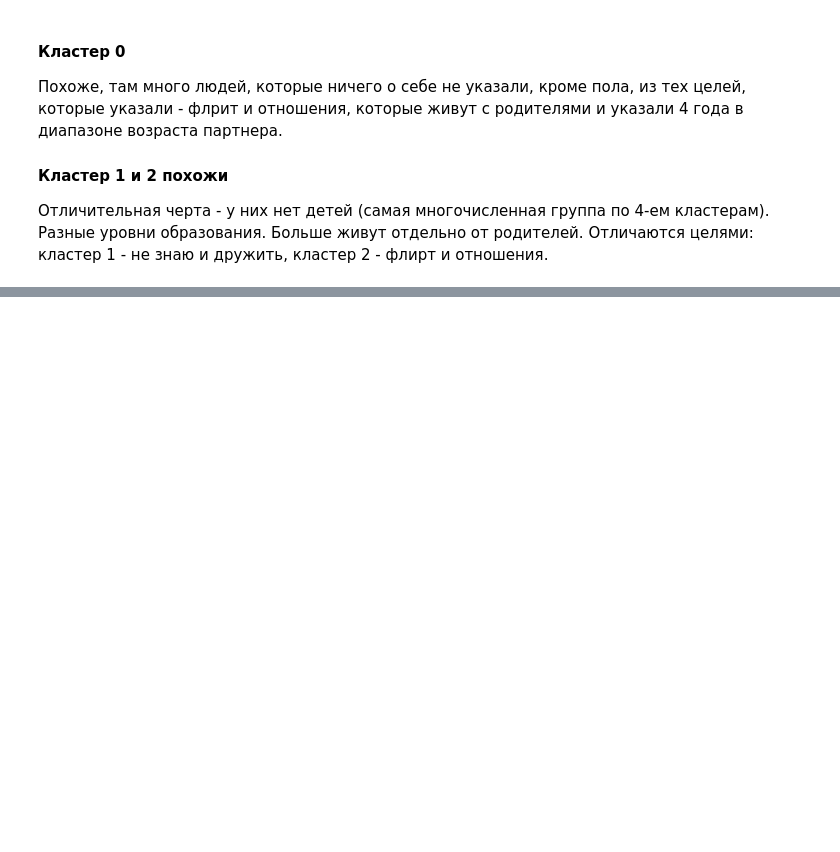
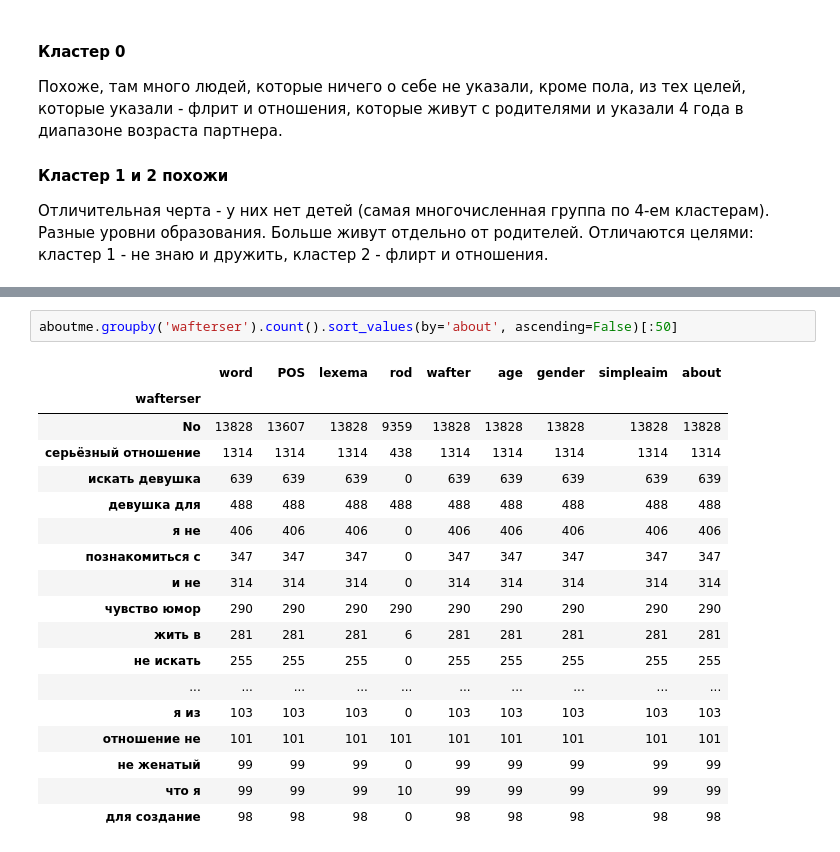
Before and after one commit to Natalia-Blinnikova/analysis_of_240K_profiles_in_mamba, a Jupyter notebook: mamba_clean.ipynb, the cells around one changed output, grey strips where cells are left out. Saved outputs shown, nothing was run; the diff lists cells and outputs as text; blank space fills up the shorter version.

```diff
--- a/mamba_clean.ipynb
+++ b/mamba_clean.ipynb
@@ -1724,0 +2030,21 @@ fig.show()
+# %%
+aboutme.groupby('wafterser').count().sort_values(by='about', ascending=False)[:50]
+# %% [output]
+|  | word | POS | lexema | rod | wafter | age | gender | simpleaim | about |
+| wafterser |  |  |  |  |  |  |  |  |  |
+| No | 13828 | 13607 | 13828 | 9359 | 13828 | 13828 | 13828 | 13828 | 13828 |
+| серьёзный отношение | 1314 | 1314 | 1314 | 438 | 1314 | 1314 | 1314 | 1314 | 1314 |
+| искать девушка | 639 | 639 | 639 | 0 | 639 | 639 | 639 | 639 | 639 |
+| девушка для | 488 | 488 | 488 | 488 | 488 | 488 | 488 | 488 | 488 |
+| я не | 406 | 406 | 406 | 0 | 406 | 406 | 406 | 406 | 406 |
+| познакомиться с | 347 | 347 | 347 | 0 | 347 | 347 | 347 | 347 | 347 |
+| и не | 314 | 314 | 314 | 0 | 314 | 314 | 314 | 314 | 314 |
+| чувство юмор | 290 | 290 | 290 | 290 | 290 | 290 | 290 | 290 | 290 |
+| жить в | 281 | 281 | 281 | 6 | 281 | 281 | 281 | 281 | 281 |
+| не искать | 255 | 255 | 255 | 0 | 255 | 255 | 255 | 255 | 255 |
+| ... | ... | ... | ... | ... | ... | ... | ... | ... | ... |
+| я из | 103 | 103 | 103 | 0 | 103 | 103 | 103 | 103 | 103 |
+| отношение не | 101 | 101 | 101 | 101 | 101 | 101 | 101 | 101 | 101 |
+| не женатый | 99 | 99 | 99 | 0 | 99 | 99 | 99 | 99 | 99 |
+| что я | 99 | 99 | 99 | 10 | 99 | 99 | 99 | 99 | 99 |
+| для создание | 98 | 98 | 98 | 0 | 98 | 98 | 98 | 98 | 98 |
```
Also changed, not shown: parts of 49 cells of this notebook.
